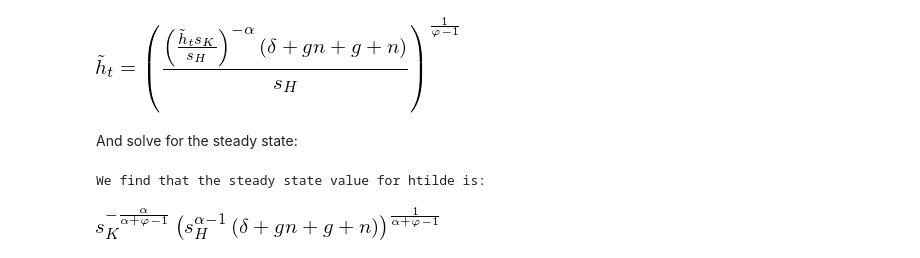
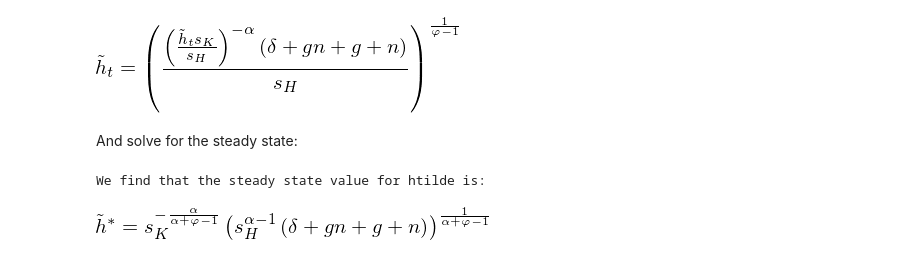
Before and after one commit to kzm266/projects-2019-anaconda-bois, a Jupyter notebook: modelproject/modelproject.ipynb, the cells around one changed output. Saved outputs shown, nothing was run; the diff lists cells and outputs as text; code cells hidden in the pictures.

```diff
--- a/modelproject/modelproject.ipynb
+++ b/modelproject/modelproject.ipynb
@@ -70,4 +67,8 @@ phi = sm.symbols("varphi")
 ktilde = sm.symbols("ktilde_t")
 htilde = sm.symbols("htilde_t")
 ytilde = sm.symbols("ytilde_t")
+ktildestar = sm.symbols("ktilde^*")
+htildestar = sm.symbols("htilde^*")
+ytildestar = sm.symbols("ytilde^*")
+ystar = sm.symbols("y^*")
 # %% [markdown]
@@ -110,16 +111,16 @@ sm.solve(eq,htilde)[0]
 # %% [markdown]
 Now we insert the transformed $\tilde{h}_t$:
 # %%
-eq2 = sm.Eq(htilde , ((ktoh**(-alpha)*(delta+n*g+g+n)/sH)**(1/(phi-1))))
-eq2
+htildefinal = sm.Eq(htilde , ((ktoh**(-alpha)*(delta+n*g+g+n)/sH)**(1/(phi-1))))
+htildefinal
 # %% [output]
 [figure]
 # %% [markdown]
 And solve for the steady state:
 # %%
-hsteady = sm.solve(eq2,htilde)[0]
+hsteady = sm.solve(htildefinal,htilde)[0]
 print('We find that the steady state value for htilde is:')
-hsteady
+sm.Eq(htildestar, hsteady)
 # %% [output]
 We find that the steady state value for htilde is:
-[figure, old version]
+[figure, new version]
```
Also changed, not shown: parts of 16 cells of this notebook.
